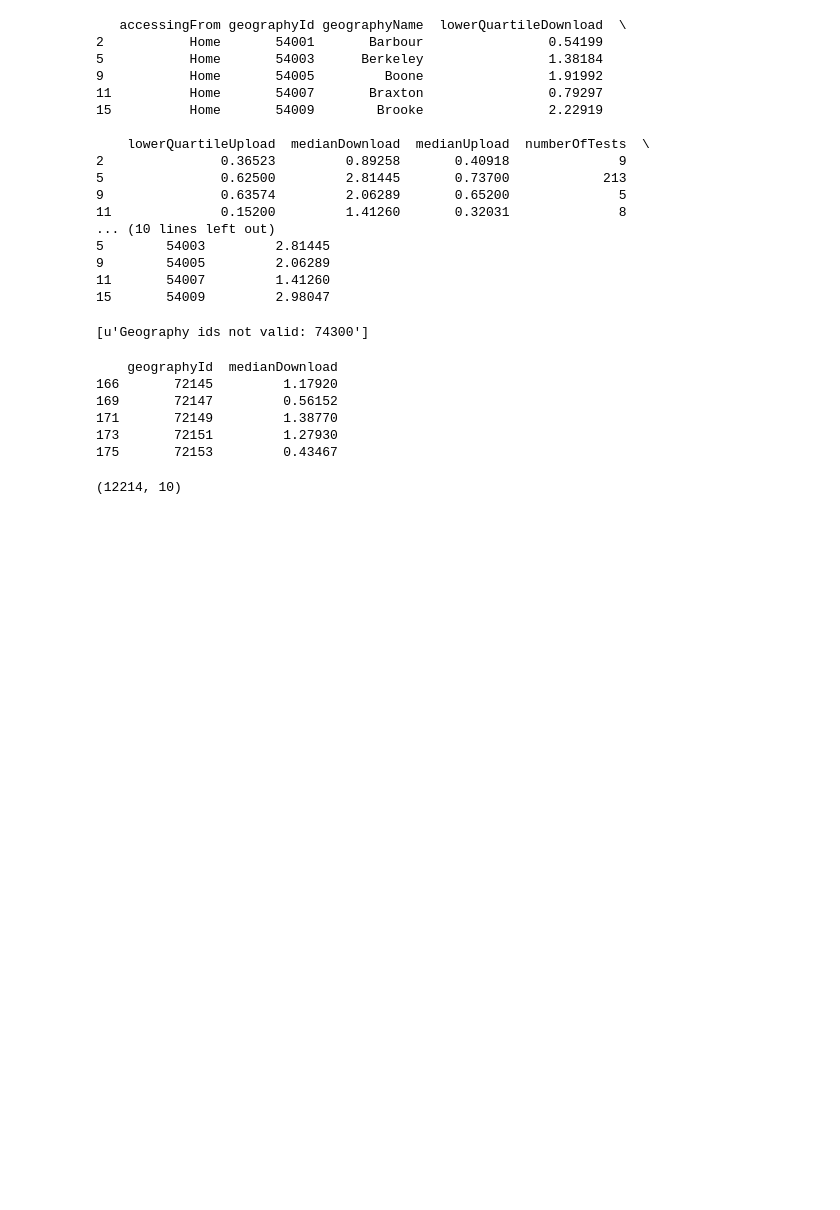
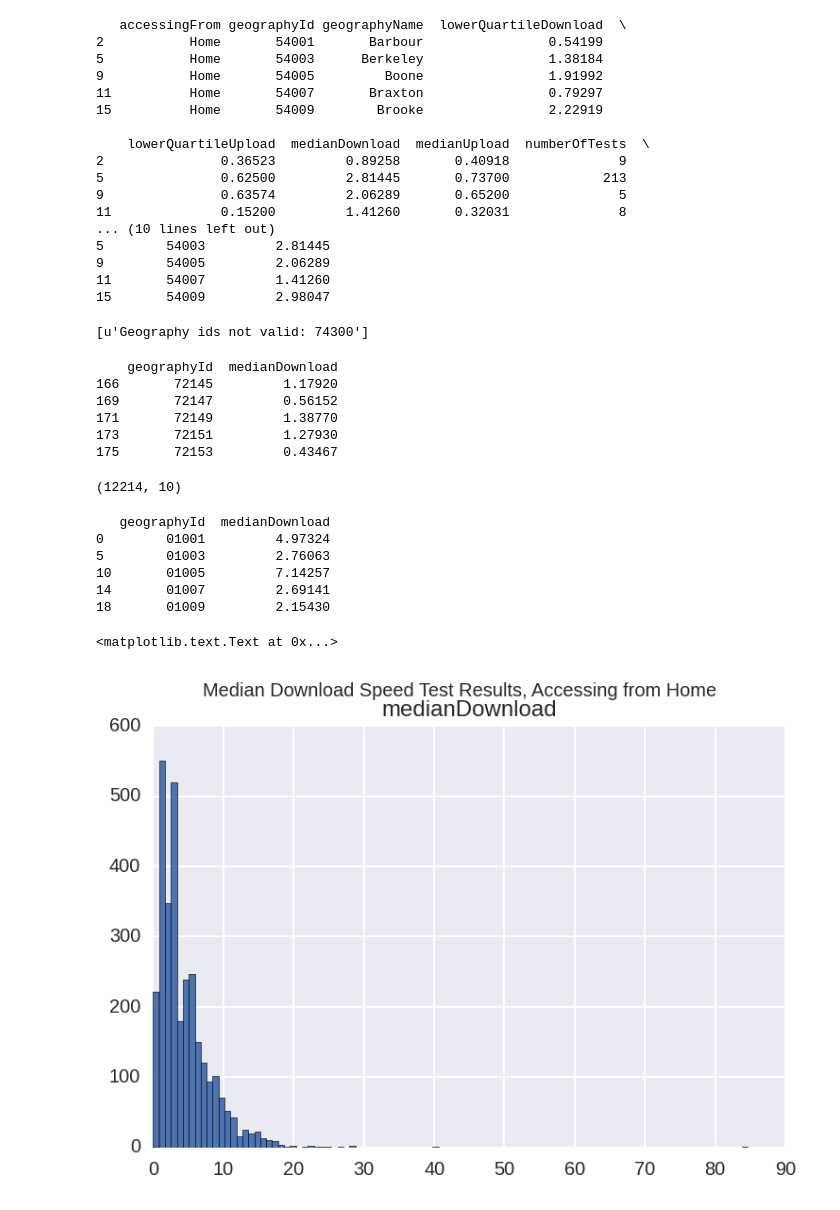
Before and after one commit to SethPaul/broadband-project, a Jupyter notebook: prelim_bb.ipynb, the cells around one changed output. Cells and saved outputs as stored; diff of their text form; code cells hidden in the pictures; blank space fills up the shorter version.

```diff
--- a/prelim_bb.ipynb
+++ b/prelim_bb.ipynb
@@ -226,3 +213,23 @@ print speed_testDF[speed_testDF['accessingFrom']=='Home'][['geographyId','median
 speed_testDF.shape
 # %% [output]
 (12214, 10)
+# %%
+print speed_testDF[speed_testDF['accessingFrom']=='Home'][['geographyId','medianDownload']].head()
+speed_testDF[speed_testDF['accessingFrom']=='Home']   \
+[['geographyId','medianDownload']].to_csv('median_speed_by_county.csv', sep="\t",index=False)
+# %% [output]
+   geographyId  medianDownload
+0        01001         4.97324
+5        01003         2.76063
+10       01005         7.14257
+14       01007         2.69141
+18       01009         2.15430
+# %%
+import pylab as pl
+p1=speed_testDF[speed_testDF['accessingFrom']=='Home'][['geographyId','medianDownload']].hist(bins=100)
+pl.suptitle('Median Download Speed Test Results, Accessing from Home')
+p2=speed_testDF[speed_testDF['accessingFrom']=='Business'][['geographyId','medianDownload']].hist(bins=100)
+p3=speed_testDF[speed_testDF['accessingFrom']=='Mobile'][['geographyId','medianDownload']].hist(bins=100)
+# %% [output]
+<matplotlib.text.Text at 0x...>
+[figure, added]
```
Also changed, not shown: parts of 14 cells of this notebook, 2 other files.
